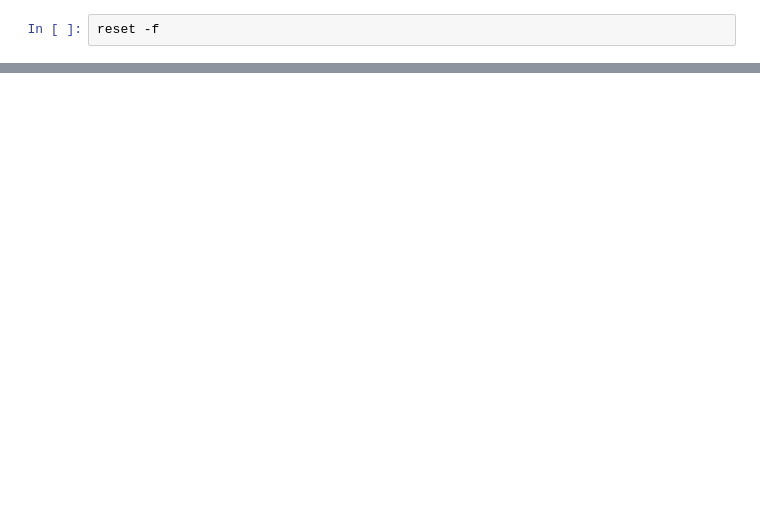
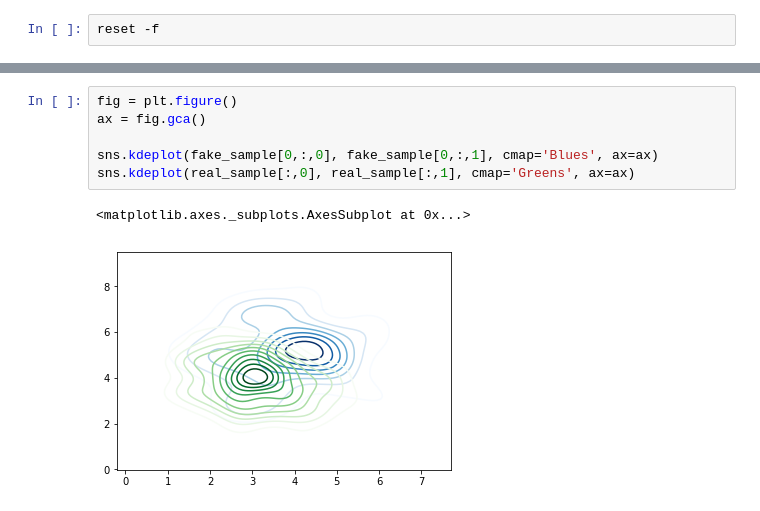
Before and after one commit to bruvduroiu/AnoGAN-tf, a Jupyter notebook: AnoGAN.ipynb, the cells around one changed output, grey strips where cells are left out. Saved outputs shown, nothing was run; the diff lists cells and outputs as text; blank space fills up the shorter version.

```diff
--- a/AnoGAN.ipynb
+++ b/AnoGAN.ipynb
@@ -39,0 +28,9 @@ plt.scatter(fake_sample[:,0], fake_sample[:,1], c='b', alpha=0.7)
+# %%
+fig = plt.figure()
+ax = fig.gca()
+
+sns.kdeplot(fake_sample[0,:,0], fake_sample[0,:,1], cmap='Blues', ax=ax)
+sns.kdeplot(real_sample[:,0], real_sample[:,1], cmap='Greens', ax=ax)
+# %% [output]
+<matplotlib.axes._subplots.AxesSubplot at 0x...>
+[figure, added]
```
Also changed, not shown: parts of 3 cells of this notebook.
